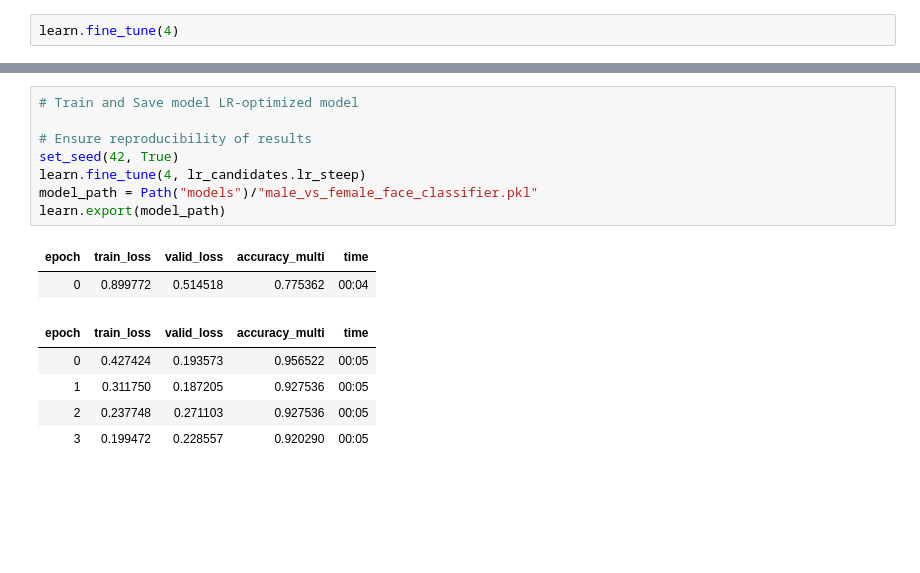
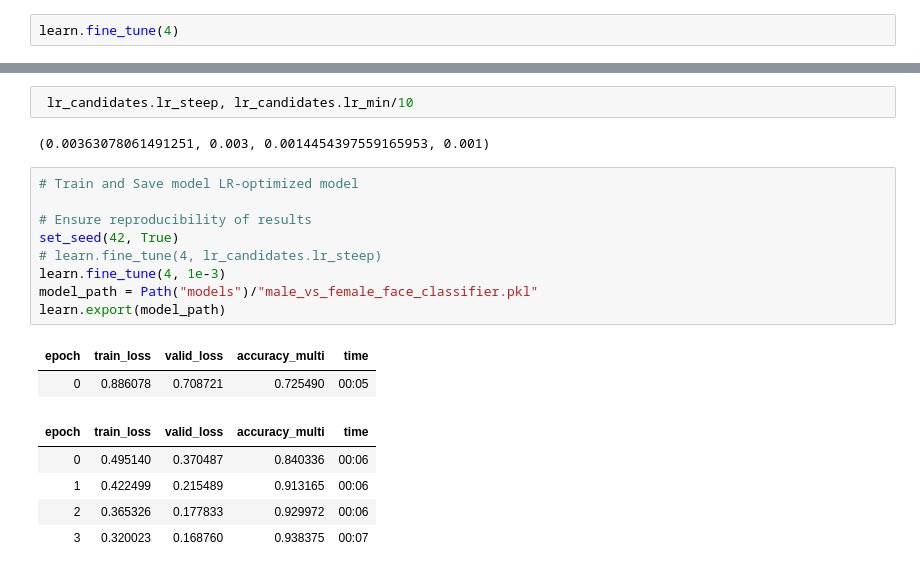
Before and after one commit to bluelight773/image_classifier, a Jupyter notebook: image_classifier.ipynb, the cells around one changed output, grey strips where cells are left out. Saved outputs shown, nothing was run; the diff lists cells and outputs as text; blank space fills up the shorter version.

```diff
--- a/image_classifier.ipynb
+++ b/image_classifier.ipynb
@@ -224,19 +217,24 @@ lr_candidates = learn.lr_find()
+# %%
+ lr_candidates.lr_steep, lr_candidates.lr_min/10
+# %% [output]
+(0.00363078061491251, 0.003, 0.0014454397559165953, 0.001)
 # %%
 # Train and Save model LR-optimized model
 
 # Ensure reproducibility of results
 set_seed(42, True)
-learn.fine_tune(4, lr_candidates.lr_steep)
+# learn.fine_tune(4, lr_candidates.lr_steep)
+learn.fine_tune(4, 1e-3)
 model_path = Path("models")/"male_vs_female_face_classifier.pkl"
 learn.export(model_path)
 # %% [output]
 | epoch | train_loss | valid_loss | accuracy_multi | time |
-| 0 | 0.899772 | 0.514518 | 0.775362 | 00:04 |
+| 0 | 0.886078 | 0.708721 | 0.725490 | 00:05 |
 | epoch | train_loss | valid_loss | accuracy_multi | time |
-| 0 | 0.427424 | 0.193573 | 0.956522 | 00:05 |
-| 1 | 0.311750 | 0.187205 | 0.927536 | 00:05 |
-| 2 | 0.237748 | 0.271103 | 0.927536 | 00:05 |
-| 3 | 0.199472 | 0.228557 | 0.920290 | 00:05 |
+| 0 | 0.495140 | 0.370487 | 0.840336 | 00:06 |
+| 1 | 0.422499 | 0.215489 | 0.913165 | 00:06 |
+| 2 | 0.365326 | 0.177833 | 0.929972 | 00:06 |
+| 3 | 0.320023 | 0.168760 | 0.938375 | 00:07 |
 # %%
 # Load and use the model
 model_path = Path("models")/"male_vs_female_face_classifier.pkl"
```
Also changed, not shown: parts of 4 cells of this notebook, 1 other file.
